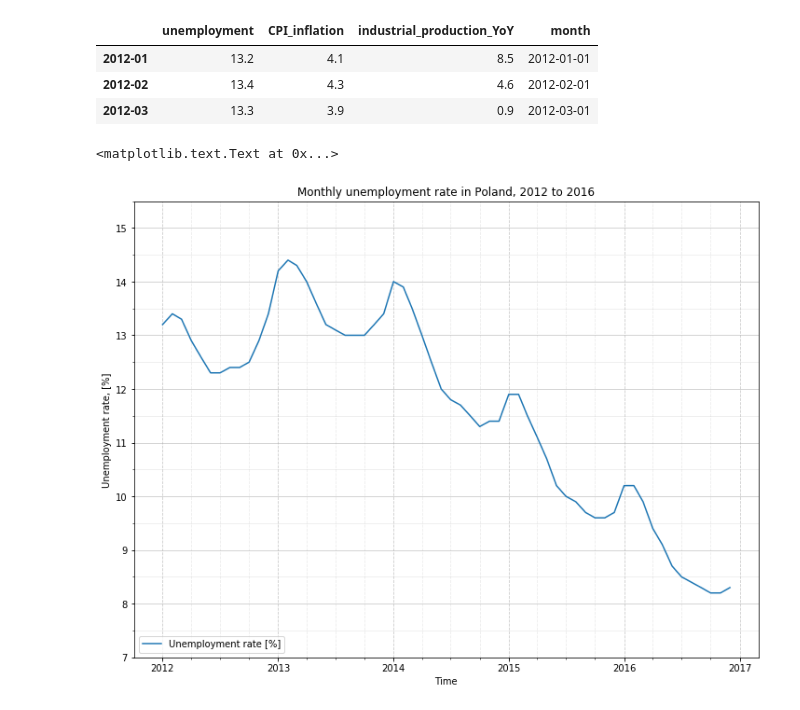
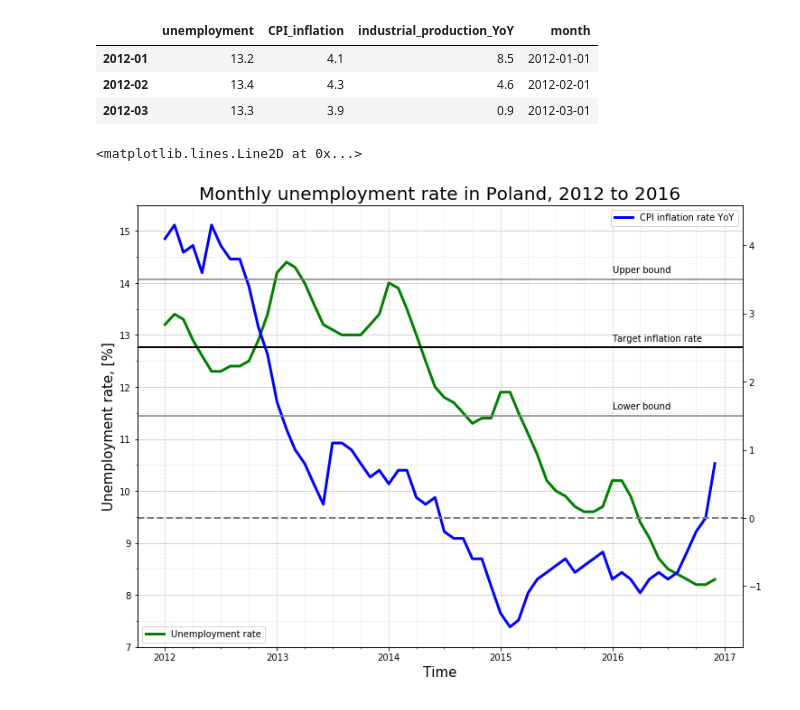
Before and after one commit to wegar-2/python.jupyter.notebooks, a Jupyter notebook: macro_ts_plots.ipynb, the cells around one changed output. Saved outputs shown, nothing was run; the diff lists cells and outputs as text; code cells hidden in the pictures.

```diff
--- a/macro_ts_plots.ipynb
+++ b/macro_ts_plots.ipynb
@@ -33,32 +33,50 @@ df_mm.head(3)
 # %%
 fig_unemp = plt.figure(1)
 ax_unemp = fig_unemp.add_subplot(1,1,1)
 # ax_joint.plot_date(x = df_mm.loc[:,"month"],
 #                   y = df_mm.loc[:, ["unemployment", "CPI_inflation", "industrial_production_YoY"]],
 #                   fmt="-")
 ax_unemp.plot_date(x = df_mm.loc[:, "month"],
                   y = df_mm.loc[:, "unemployment"], fmt="-",
-                  label="Unemployment rate [%]")
-ax_unemp.legend(loc="lower left")
+                  label="Unemployment rate", linewidth=3,
+                  color="green")
 # format y axis
 ax_unemp.set_yticks(np.arange(7,16,1), minor=False)
 ax_unemp.set_yticks(np.arange(7,16,0.5), minor=True)
 ax_unemp.yaxis.grid(True, which="major", alpha=0.5)
 ax_unemp.yaxis.grid(True, which="minor", alpha=0.25)
 
 # format x axis
 ax_unemp.xaxis.set_major_locator(locator=dt.YearLocator(1))
 ax_unemp.xaxis.set_minor_locator(dt.MonthLocator(bymonth=(1,4,7,10)))
 ax_unemp.xaxis.grid(True, which="minor", alpha=0.25, linestyle="--")
 ax_unemp.xaxis.grid(True, which="major", alpha=0.5, linestyle="--")
 
 # add titles for the plot and axes
-ax_unemp.set_xlabel("Time")
-ax_unemp.set_ylabel("Unemployment rate, [%]")
-ax_unemp.set_title("Monthly unemployment rate in Poland, 2012 to 2016")
+ax_unemp.set_xlabel("Time", fontsize=15)
+ax_unemp.set_ylabel("Unemployment rate, [%]", fontsize=15)
+ax_unemp.set_title("Monthly unemployment rate in Poland, 2012 to 2016", fontsize=20)
+
+ax_inflation_twin = ax_unemp.twinx()
+ax_inflation_twin.plot_date(x = df_mm.loc[:, "month"], y = df_mm.loc[:, "CPI_inflation"],
+                           color="blue", linewidth=3, fmt="-", label = "CPI inflation rate YoY")
+
+# display legend
+ax_unemp.legend(loc="lower left")
+ax_inflation_twin.legend(loc="upper right")
+
+# Overlay the National Bank of Poland inflation target
+ax_inflation_twin.axhline(2.5, color="black", linewidth=2)
+ax_inflation_twin.axhline(3.5, color="grey", linewidth=1.5)
+ax_inflation_twin.axhline(1.5, color="grey", linewidth=1.5)
+ax_inflation_twin.text(x=pd.Timestamp("2016-01-01"), y=2.6, s="Target inflation rate")
+ax_inflation_twin.text(x=pd.Timestamp("2016-01-01"), y=3.6, s="Upper bound")
+ax_inflation_twin.text(x=pd.Timestamp("2016-01-01"), y=1.6, s="Lower bound")
+
+ax_inflation_twin.axhline(0, color="grey", linewidth=2, linestyle="--")
 # %% [output]
-<matplotlib.text.Text at 0x...>
+<matplotlib.lines.Line2D at 0x...>
-[figure, old version]
+[figure, new version]
 # %%
 # 3. do simple seasonal analysis on the unemployment rate time series
 df_mm.head(4)
```
Also changed, not shown: parts of 4 cells of this notebook.
